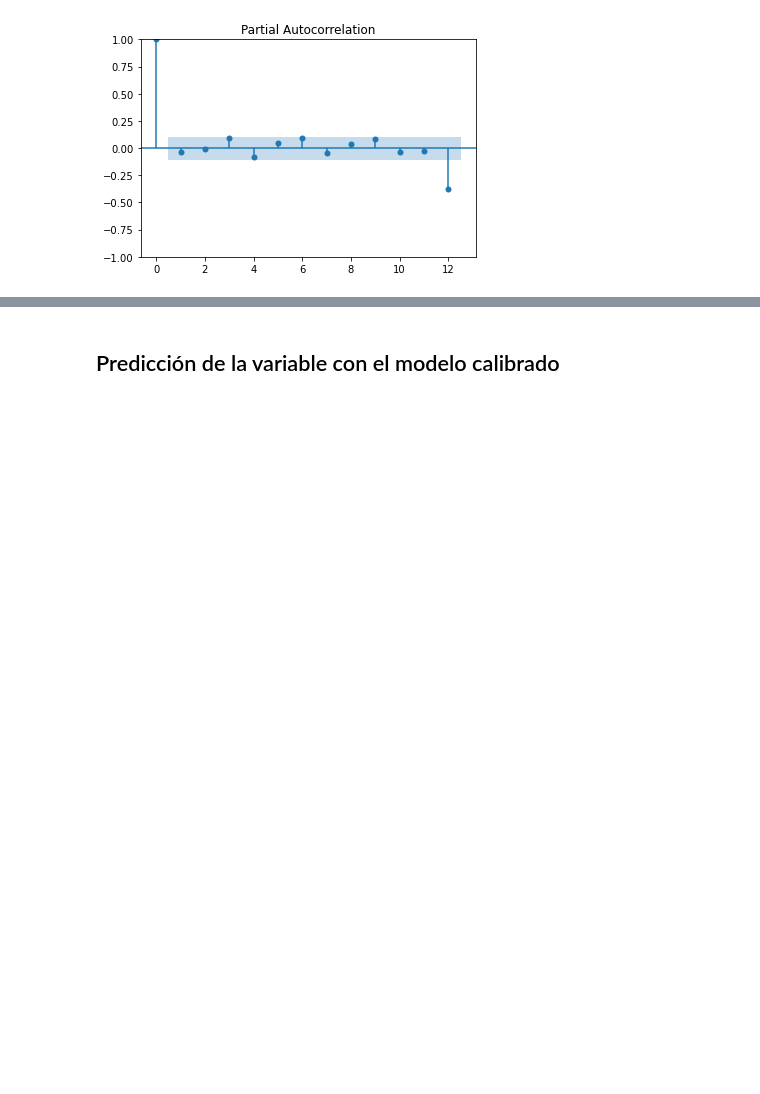
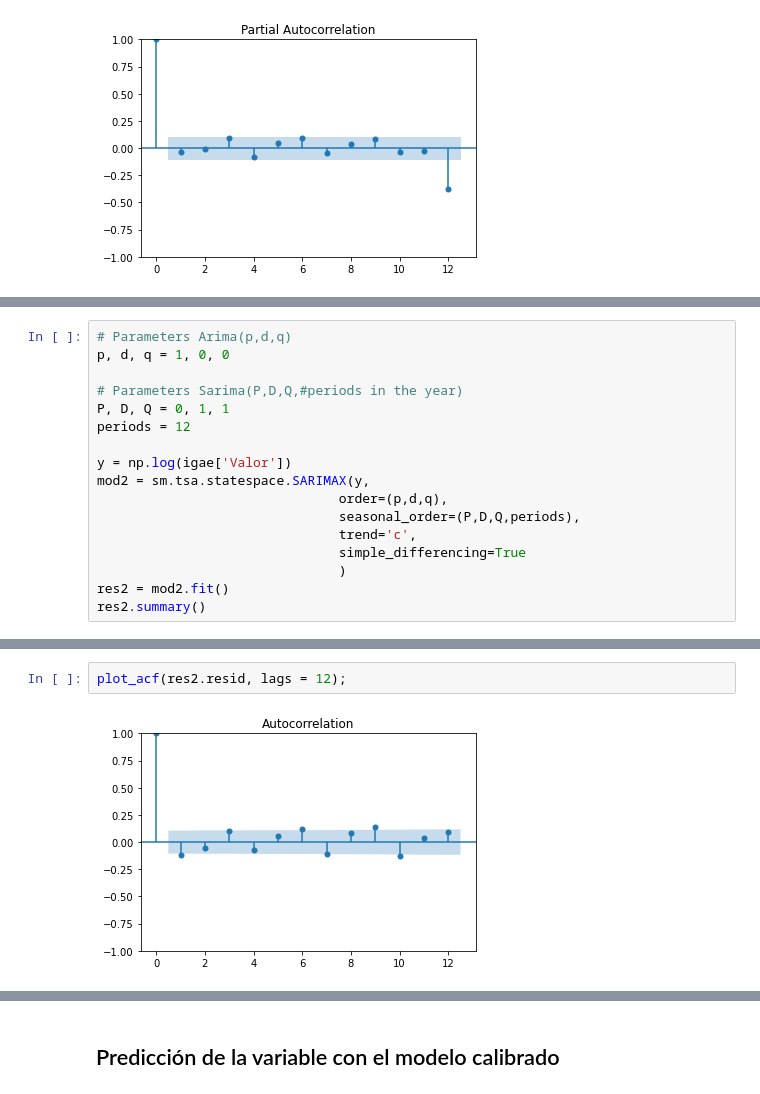
Before and after one commit to Oscar19260/Estadistica_TC3007C, a Jupyter notebook: Entregable2.ipynb, the cells around one changed output, grey strips where cells are left out. Saved outputs shown, nothing was run; the diff lists cells and outputs as text; blank space fills up the shorter version.

```diff
--- a/Entregable2.ipynb
+++ b/Entregable2.ipynb
@@ -188,0 +191,17 @@ plot_pacf(res.resid, lags=12);
+# %%
+# Parameters Arima(p,d,q)
+p, d, q = 1, 0, 0
+
+# Parameters Sarima(P,D,Q,#periods in the year)
+P, D, Q = 0, 1, 1
+periods = 12
+
+y = np.log(igae['Valor'])
+mod2 = sm.tsa.statespace.SARIMAX(y,
+                               order=(p,d,q),
+                               seasonal_order=(P,D,Q,periods),
+                               trend='c',
+                               simple_differencing=True
+                               )
+res2 = mod2.fit()
+res2.summary()
@@ -188,0 +228,4 @@ plot_pacf(res.resid, lags=12);
+# %%
+plot_acf(res2.resid, lags = 12);
+# %% [output]
+[figure, added]
```
Also changed, not shown: parts of 4 cells of this notebook.
